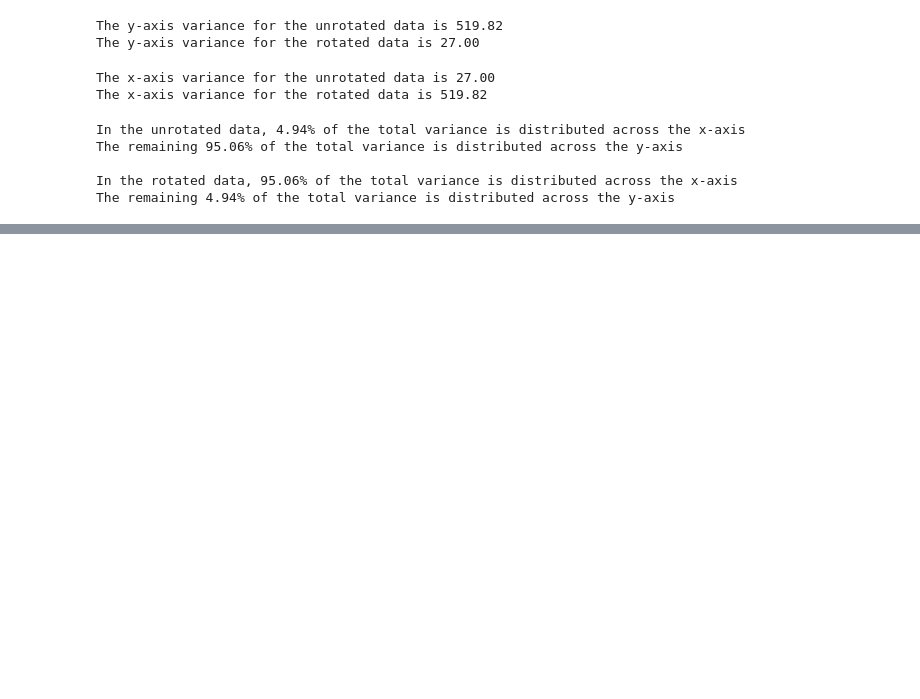
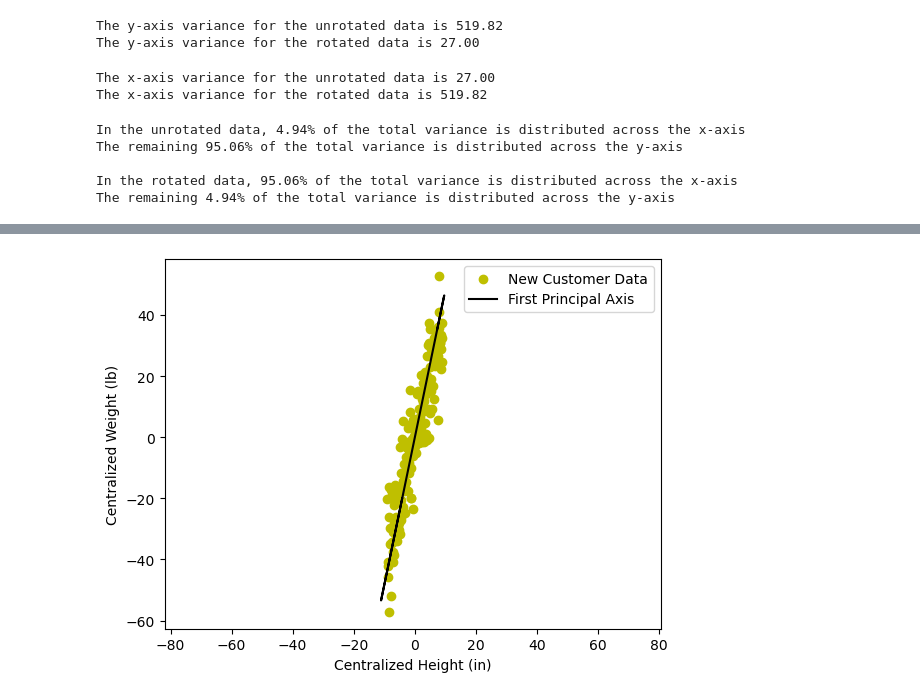
Before and after one commit to IanSinColorado/DataScienceBootcamp, a Jupyter notebook: Chapter14.ipynb, the cells around one changed output, grey strips where cells are left out. Saved outputs shown, nothing was run; the diff lists cells and outputs as text; code cells hidden in the pictures; blank space fills up the shorter version.

```diff
--- a/Chapter14.ipynb
+++ b/Chapter14.ipynb
@@ -145,0 +189,18 @@ print(f"A 1D threshold of {large_cutoff:.2f} separates the medium-sized and )
+# %%
+# First Principal Axis: The linear direction in which the data's variance is maximized
+# Second Principal Axis: Perpendicular to the first; ot represemts the remaining variance not covered by the first p axis
+# Simulating and plotting new customer data
+np.random.seed(1)
+new_heights = np.arange(60, 78, 0.11)
+random_fluctuations = np.random.normal(scale=10, size=new_heights.size)
+new_weights = 4 * new_heights - 130 + random_fluctuations
+new_centered_data = np.array([new_heights - new_heights.mean(), new_weights - new_weights.mean()])
+plt.scatter(new_centered_data[0], new_centered_data[1], c='y', label='New Customer Data')
+plt.plot(reproduced_data[0], reproduced_data[1], c='k', label='First Principal Axis')
+plt.xlabel('Centralized Height (in)')
+plt.ylabel('Centralized Weight (lb)')
+plt.axis('equal')
+plt.legend()
+plt.show()
+# %% [output]
+[figure, added]
```
Also changed, not shown: parts of 12 cells of this notebook.
